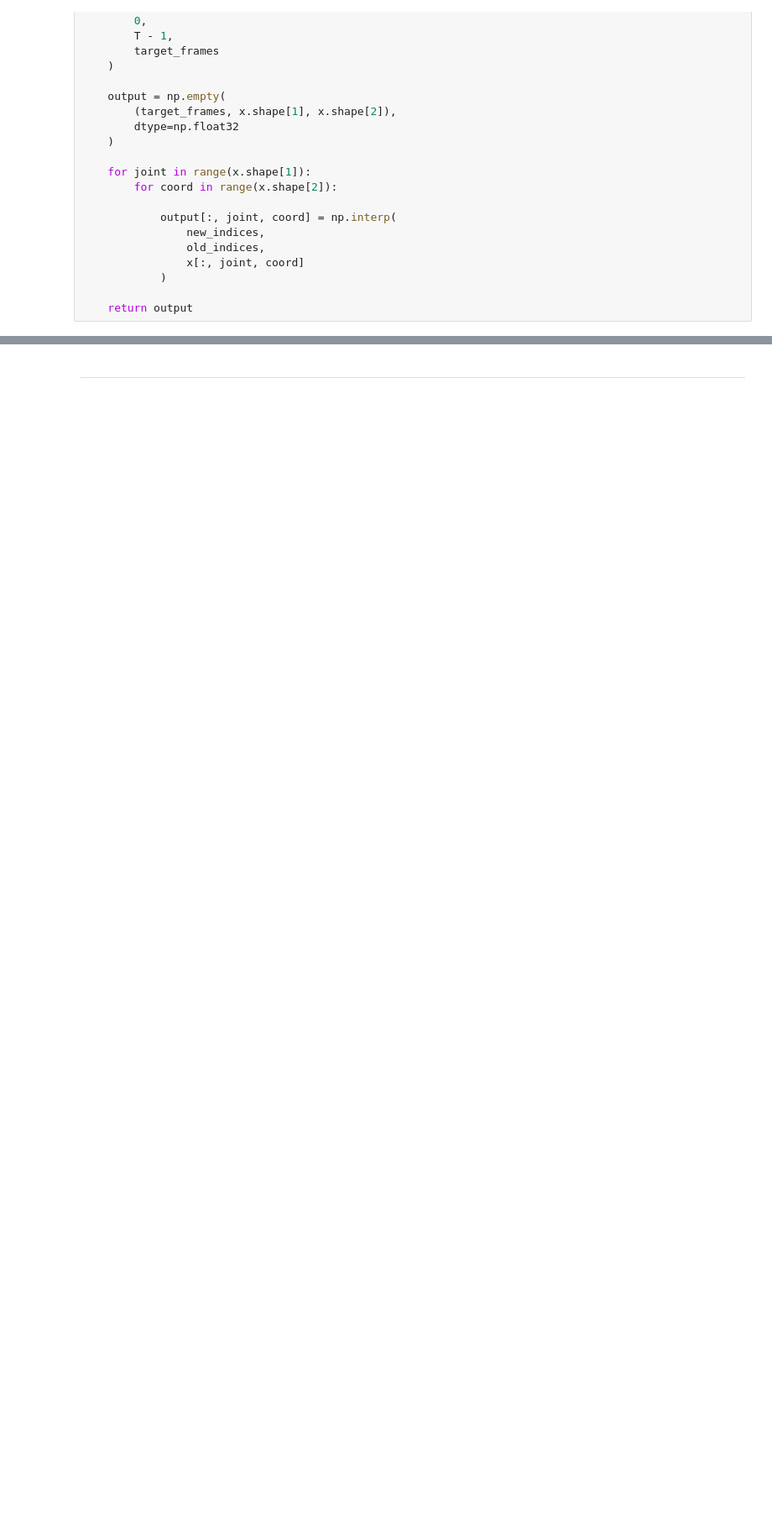
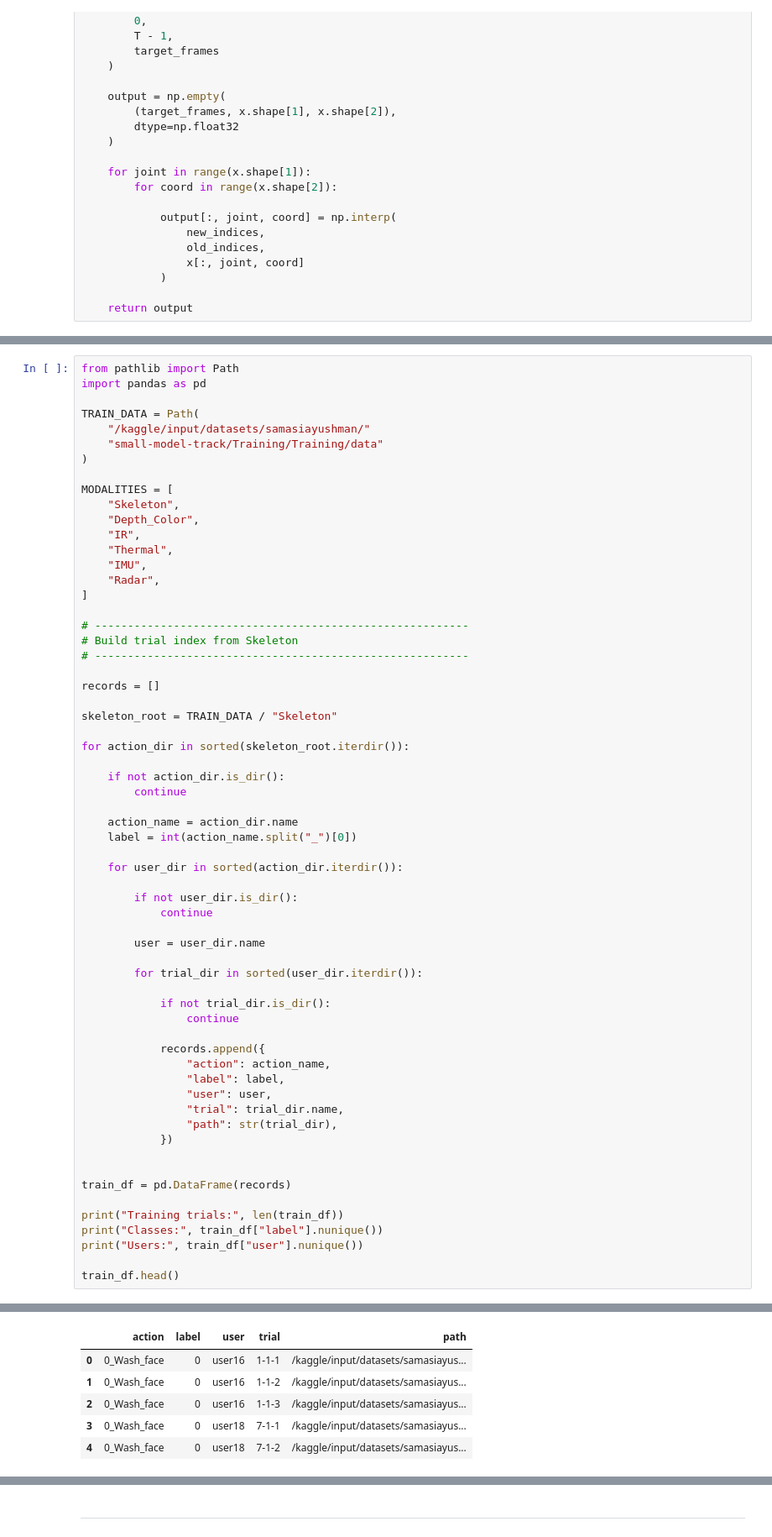
Before and after one commit to Hariswar8018/CUHK-X, a Jupyter notebook: baseline.ipynb, the cells around one changed output, grey strips where cells are left out. Shown at 84% size. Saved outputs shown, nothing was run; the diff lists cells and outputs as text; blank space fills up the shorter version.

Commit message:
Kaggle Notebook | Feature Engineering | Version 2

```diff
--- a/baseline.ipynb
+++ b/baseline.ipynb
@@ -104,0 +327,63 @@ def normalize_skeleton(x):
+# %%
+from pathlib import Path
+import pandas as pd
+
+TRAIN_DATA = Path(
+    "/kaggle/input/datasets/samasiayushman/"
+    "small-model-track/Training/Training/data"
+)
+
+MODALITIES = [
+    "Skeleton",
+    "Depth_Color",
+    "IR",
+    "Thermal",
+    "IMU",
+    "Radar",
+]
+
+# ---------------------------------------------------------
+# Build trial index from Skeleton
+# ---------------------------------------------------------
+
+records = []
+
+skeleton_root = TRAIN_DATA / "Skeleton"
+
+for action_dir in sorted(skeleton_root.iterdir()):
+
+    if not action_dir.is_dir():
+        continue
+
+    action_name = action_dir.name
+    label = int(action_name.split("_")[0])
+
+    for user_dir in sorted(action_dir.iterdir()):
+
+        if not user_dir.is_dir():
+            continue
+
+        user = user_dir.name
+
+        for trial_dir in sorted(user_dir.iterdir()):
+
+            if not trial_dir.is_dir():
+                continue
+
+            records.append({
+                "action": action_name,
+                "label": label,
+                "user": user,
+                "trial": trial_dir.name,
+                "path": str(trial_dir),
+            })
+
+
+train_df = pd.DataFrame(records)
+
+print("Training trials:", len(train_df))
+print("Classes:", train_df["label"].nunique())
+print("Users:", train_df["user"].nunique())
+
+train_df.head()
+# %% [output]
@@ -105,3 +393,9 @@ def normalize_skeleton(x):
+|  | action | label | user | trial | path |
+| 0 | 0_Wash_face | 0 | user16 | 1-1-1 | /kaggle/input/datasets/samasiayus... |
+| 1 | 0_Wash_face | 0 | user16 | 1-1-2 | /kaggle/input/datasets/samasiayus... |
+| 2 | 0_Wash_face | 0 | user16 | 1-1-3 | /kaggle/input/datasets/samasiayus... |
+| 3 | 0_Wash_face | 0 | user18 | 7-1-1 | /kaggle/input/datasets/samasiayus... |
+| 4 | 0_Wash_face | 0 | user18 | 7-1-2 | /kaggle/input/datasets/samasiayus... |
 # %%
 from sklearn.model_selection import GroupShuffleSplit
 
```
Also changed, not shown: parts of 20 cells of this notebook.
